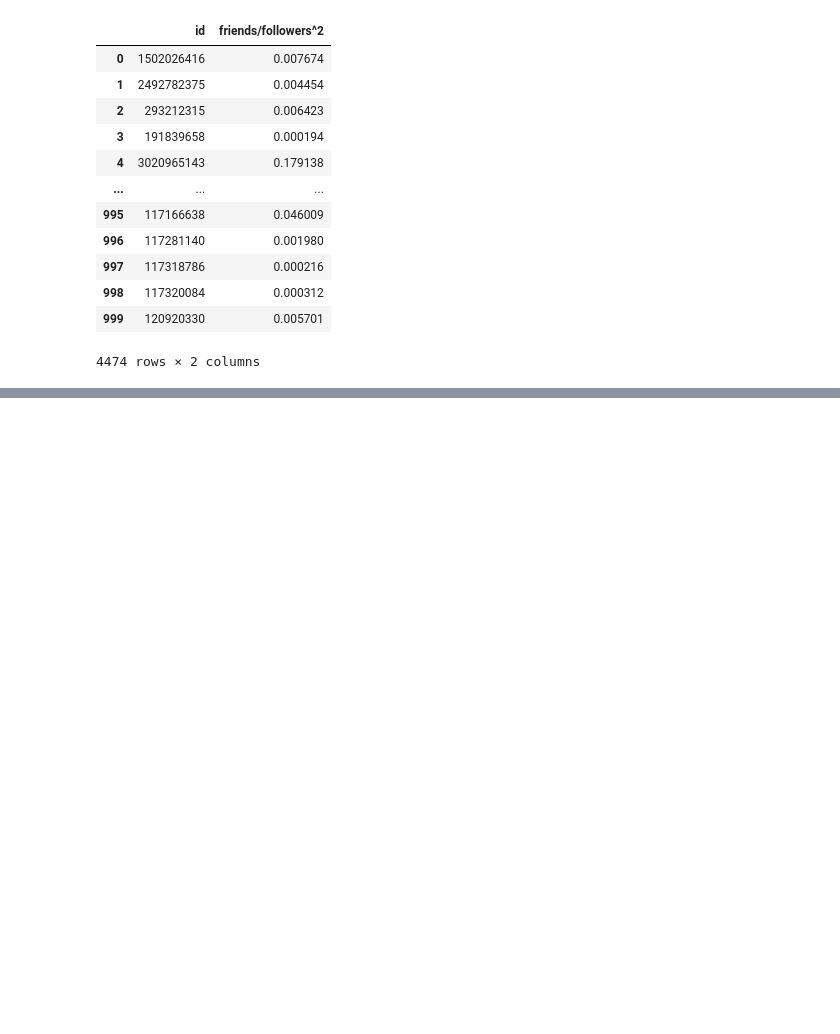
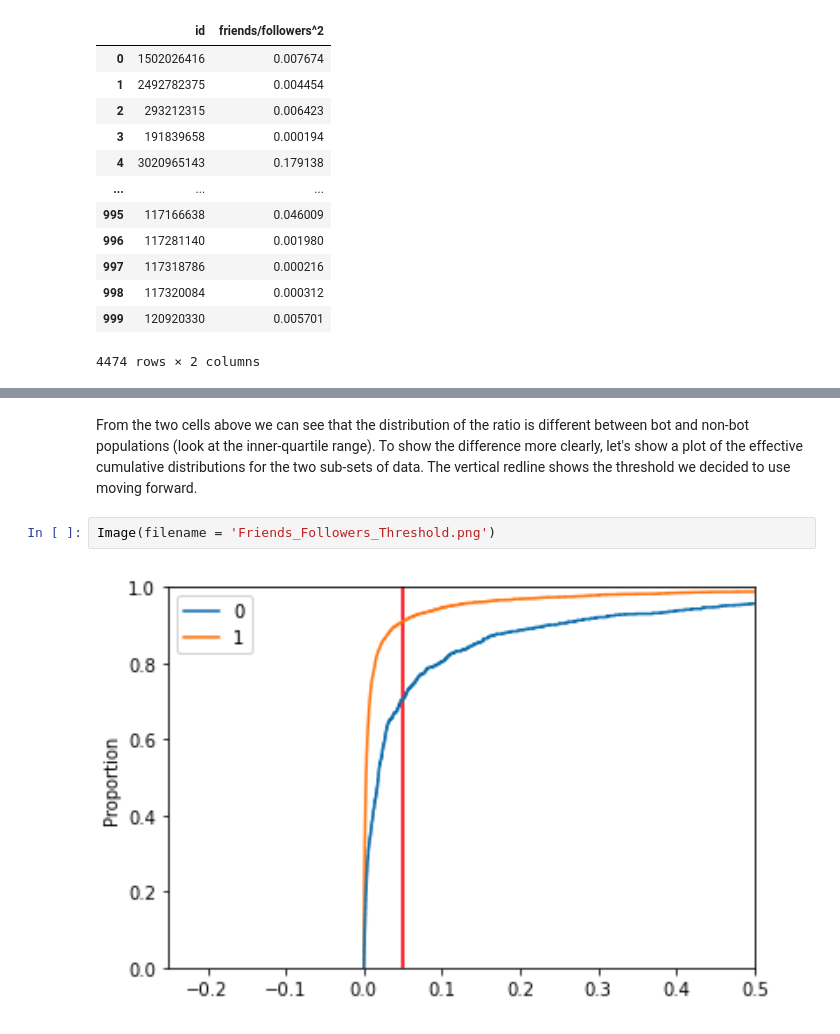
Before and after one commit to jasonweidner/CSPB_4502, a Jupyter notebook: Bot_Wrangler.ipynb, the cells around one changed output, grey strips where cells are left out. Saved outputs shown, nothing was run; the diff lists cells and outputs as text; blank space fills up the shorter version.

```diff
--- a/Bot_Wrangler.ipynb
+++ b/Bot_Wrangler.ipynb
@@ -773,0 +648,6 @@ real_users_select_col
+# %% [markdown]
+From the two cells above we can see that the distribution of the ratio is different between bot and non-bot populations (look at the inner-quartile range). To show the difference more clearly, let's show a plot of the effective cumulative distributions for the two sub-sets of data. The vertical redline shows the threshold we decided to use moving forward.
+# %%
+Image(filename = 'Friends_Followers_Threshold.png')
+# %% [output]
+[figure, added]
```
Also changed, not shown: parts of 136 cells of this notebook, 4 other files.
